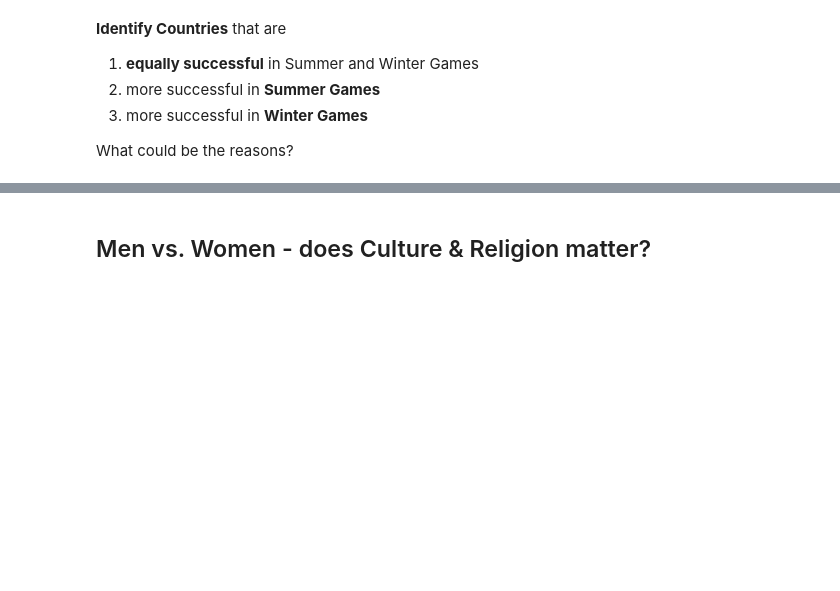
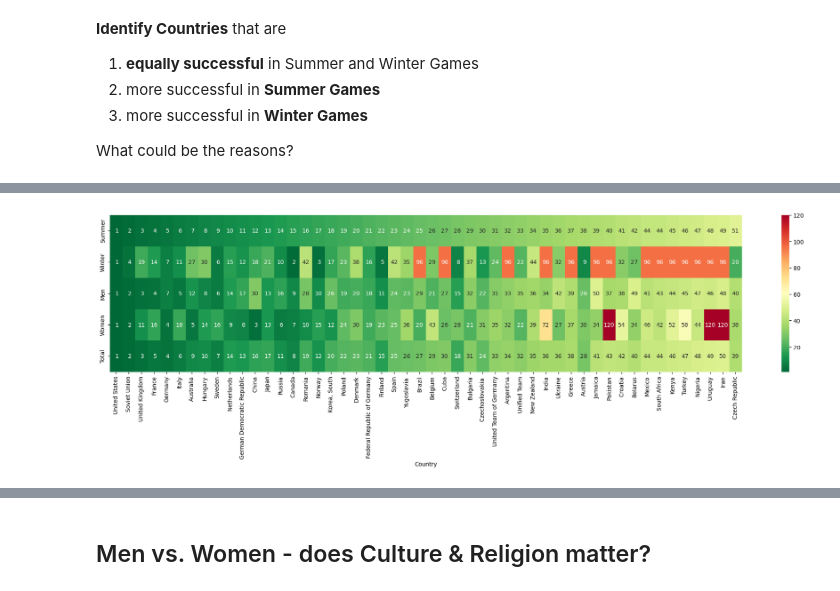
Before and after one commit to alchemistbg/udemy-the-complete-pandas-bootcamp, a Jupyter notebook: Section-21/Explanatory_DataAnalysis_Challenge.ipynb, the cells around one changed output, grey strips where cells are left out. Cells and saved outputs as stored; diff of their text form; code cells hidden in the pictures; blank space fills up the shorter version.

```diff
--- a/Section-21/Explanatory_DataAnalysis_Challenge.ipynb
+++ b/Section-21/Explanatory_DataAnalysis_Challenge.ipynb
@@ -504,0 +711,6 @@ What could be the reasons?
+# %%
+plt.figure(figsize = (25, 5))
+sns.heatmap(data = top_50.sort_values(by = 'Summer').T, cmap = 'RdYlGn_r', annot = True, fmt = '2.0f')
+plt.show()
+# %% [output]
+[figure, added]
```
Also changed, not shown: parts of 50 cells of this notebook.
